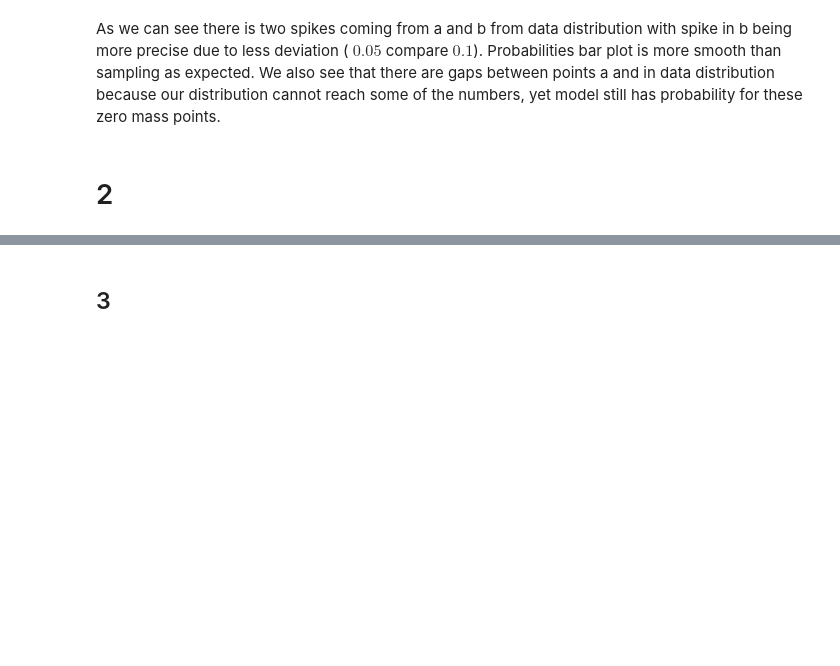
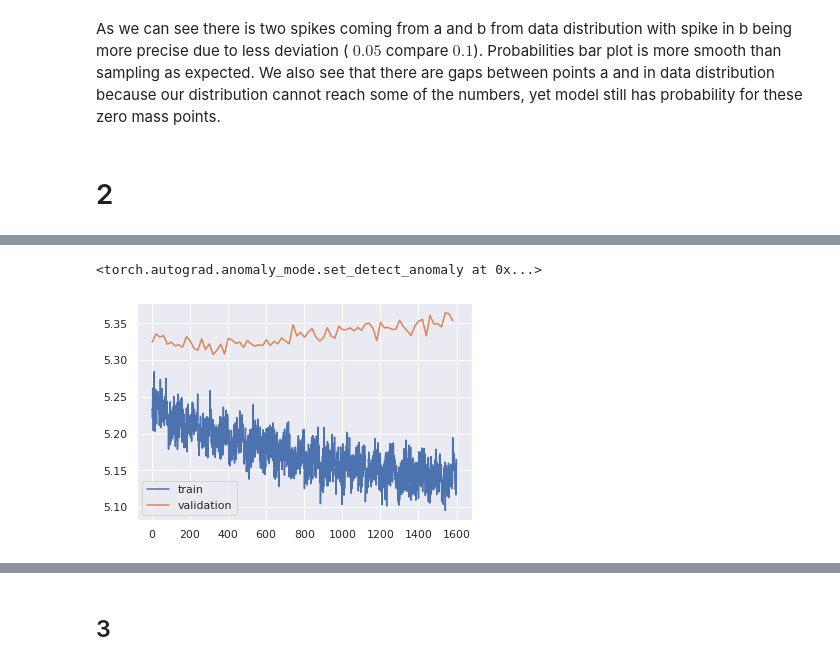
Before and after one commit to vladimirrim/DUL, a Jupyter notebook: hw_1/HW_1.ipynb, the cells around one changed output, grey strips where cells are left out. Saved outputs shown, nothing was run; the diff lists cells and outputs as text; code cells hidden in the pictures; blank space fills up the shorter version.

```diff
--- a/hw_1/HW_1.ipynb
+++ b/hw_1/HW_1.ipynb
@@ -134,0 +228,49 @@ plt.imshow(distribution, cmap='gray')
+# %%
+def zero_grad(self, grad_input, grad_output):
+    return grad_input[0], grad_input[1], self.mask * grad_input[2]
+
+
+class MaskedLinear(torch.nn.Linear):
+
+    def __init__(self, in_features, out_features):
+        super().__init__(in_features, out_features)
+
+        self.handle = self.register_backward_hook(zero_grad)
+
+    def forward(self, input, mask):
+        self.mask = mask
+        return F.linear(input, mask * self.weight, self.bias)
+
+
+class MADE(nn.Module):
+
+    def __init__(self, in_dim, num_labels):
+        super().__init__()
+
+        self.in_dim = in_dim
+        self.num_labels = num_labels
+        self.fc1 = MaskedLinear(in_dim, num_labels)
+        self.fc2 = MaskedLinear(num_labels, num_labels)
+        self.fc3 = MaskedLinear(num_labels, num_labels)
+
+    def forward(self, x1, x2, use_mask=True):
+        one_hot = torch.zeros(x1.shape[0], self.in_dim)
+        one_hot.scatter_(1, x1.view(-1, 1).long(), 1)
+
+        x = self.fc1(one_hot, torch.ones(1))
+        x = self.fc2(F.relu(x), torch.ones(1))
+        self.threshold2 = torch.FloatTensor(self.fc2.weight.shape).uniform_(float(self.fc2.weight.min()),
+                                                                            float(self.fc2.weight.max())).detach()
+        self.mask2 = (self.threshold2 <= self.fc2.weight).float().detach() if use_mask else 1
+        x = self.fc3(F.relu(x), self.mask2)
+        x = F.softmax(x.view(-1, 2, 200), dim=2)
+        return x.gather(2, torch.cat((x1.view(-1, 1).long(), x2.view(-1, 1).long()), dim=1).view(-1, 2, 1)).prod(1)
+# %%
+model = MADE(200, 400)
+torch.autograd.set_detect_anomaly(True)
+# %% [output]
+<torch.autograd.anomaly_mode.set_detect_anomaly at 0x...>
+# %%
+plotLosses(*train(model, trainLoader, valLoader, 20))
+# %% [output]
+[figure, added]
```
Also changed, not shown: parts of 32 cells of this notebook.
